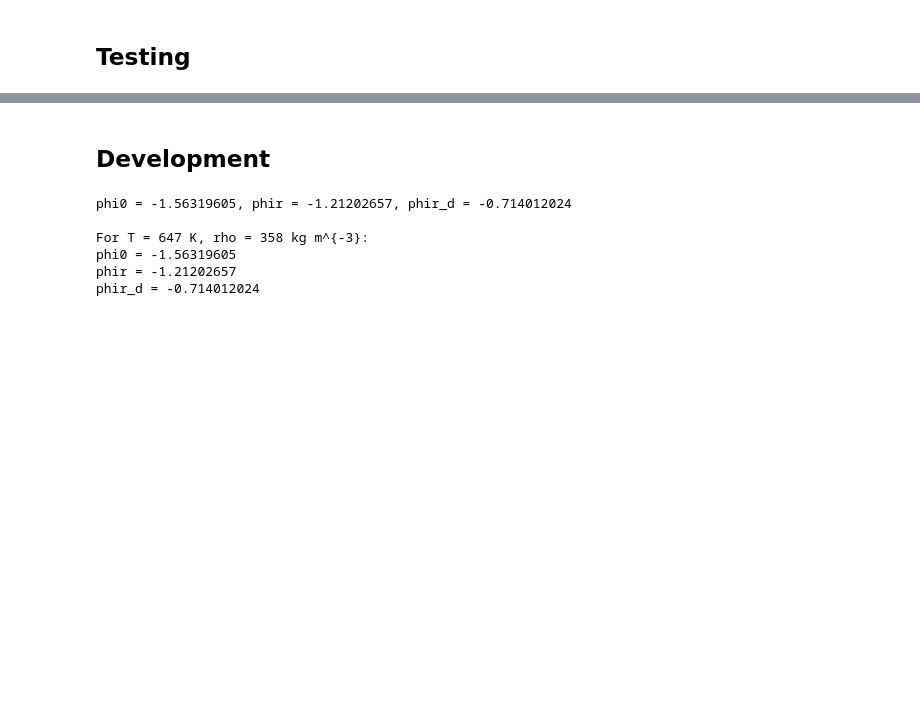
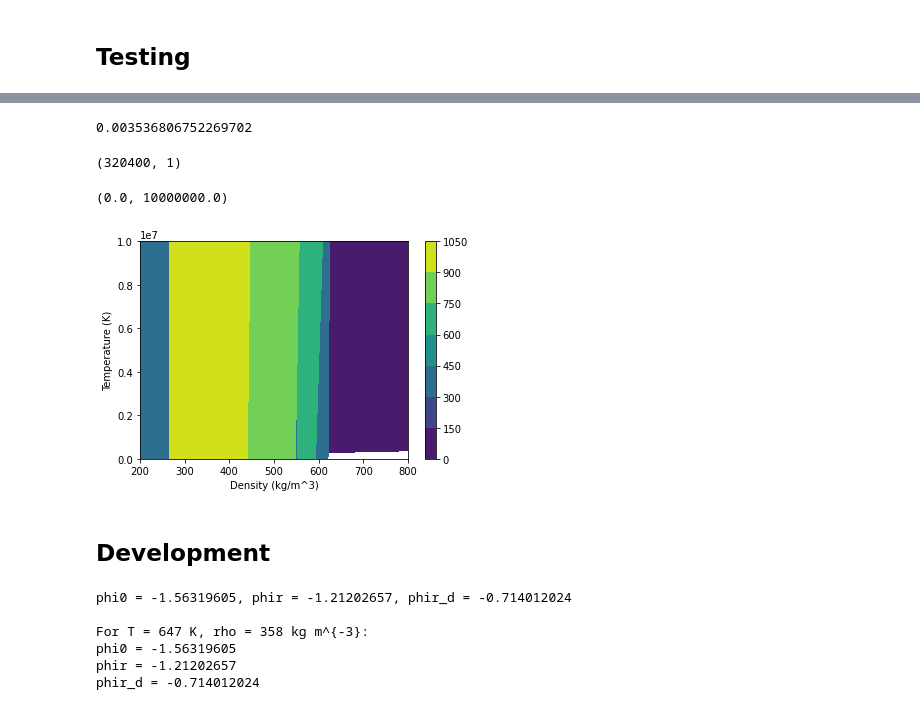
Before and after one commit to fredriclam/iapws95_light, a Jupyter notebook: water_tester.ipynb, the cells around one changed output, grey strips where cells are left out. Drawn from its saved outputs; the diff is of its cells as text; code cells hidden in the pictures; blank space fills up the shorter version.

```diff
--- a/water_tester.ipynb
+++ b/water_tester.ipynb
@@ -40,0 +184,4 @@ phi0_dt |  0.00000000 | phir_dt | -1.33214720
+# %%
+iapws.IAPWS95(rho=859.6380942532168, T=300).P
+# %% [output]
+0.003536806752269702
@@ -41,3 +191,23 @@ phi0_dt |  0.00000000 | phir_dt | -1.33214720
+# %%
+import iapws95_light
+range_rho = np.linspace(1.0,1050, 400)
+range_T = np.linspace(200, 800, 801)
+mg_rho, mg_T = np.meshgrid(range_rho, range_T)
+# for i, (rho, T) in enumerate(zip(mg_rho.ravel(), mg_T.ravel())):
+mg_p = np.zeros_like(mg_rho)
+
+mg_p.ravel()[:] = iapws95_light.p(mg_rho.ravel(), mg_T.ravel())
+# %% [output]
+(320400, 1)
+# %%
+plt.contourf(mg_T, mg_p, mg_rho)
+plt.xlabel("Density (kg/m^3)")
+plt.ylabel("Temperature (K)")
+plt.colorbar()
+plt.ylim(0,10e6)
+# %% [output]
+(0.0, 10000000.0)
+[figure, added]
 # %% [markdown]
 ## Development
 # %%
```
Also changed, not shown: parts of 18 cells of this notebook, 1 other file.
